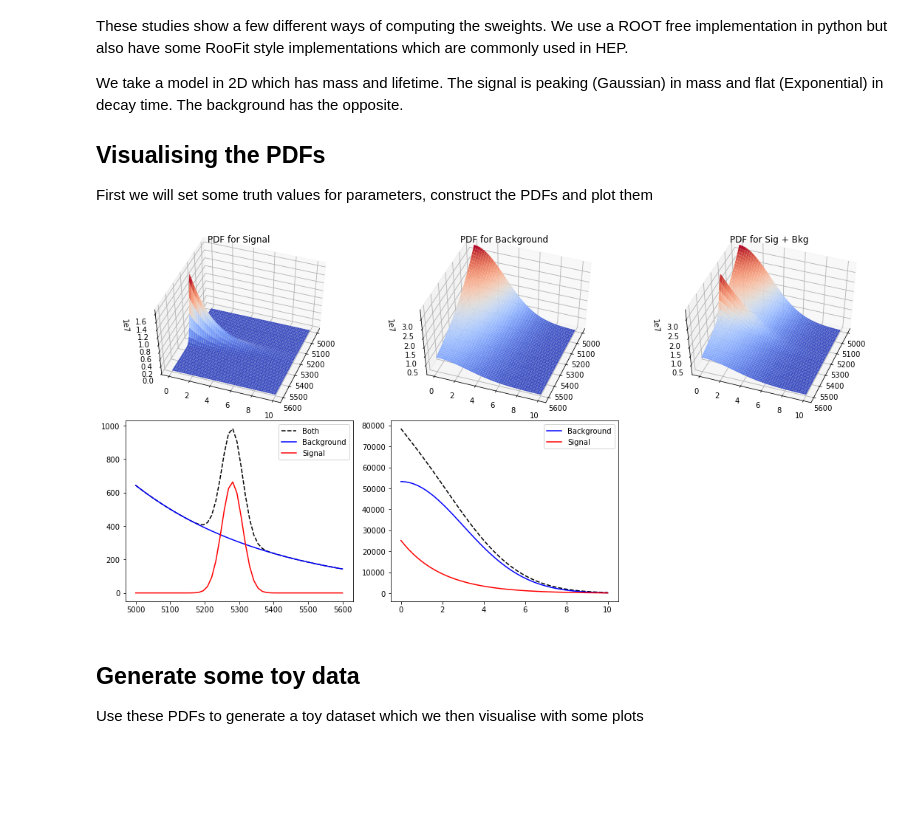
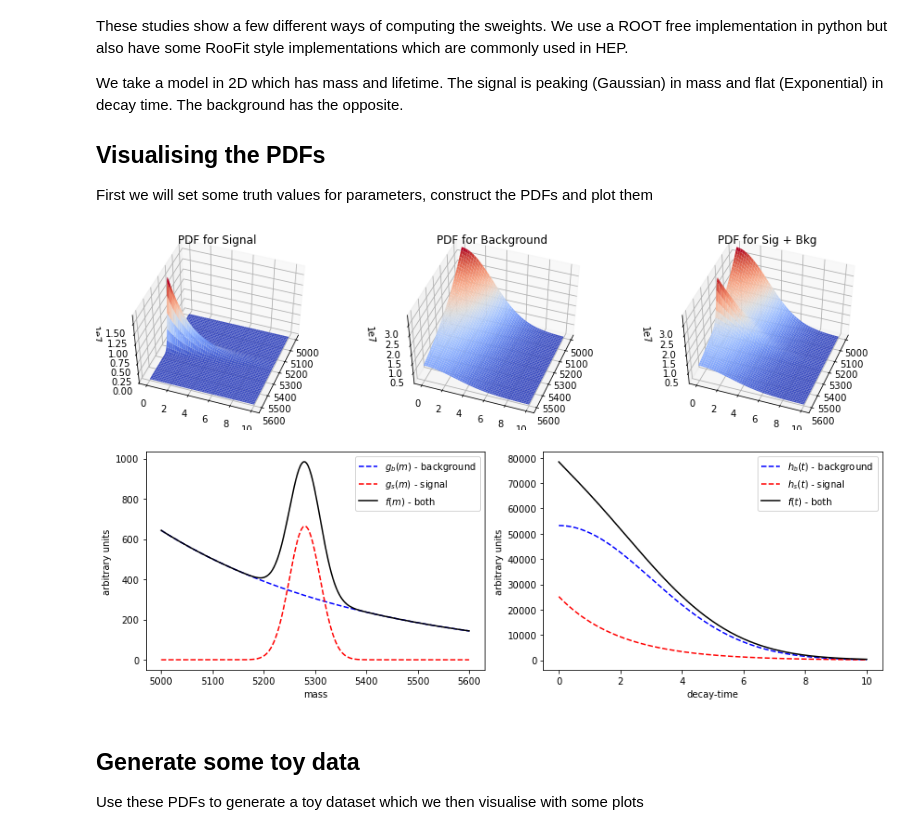
Before and after one commit to matthewkenzie/sweights, a Jupyter notebook: mystudy_highstats.ipynb, the cells around one changed output. Cells and saved outputs as stored; diff of their text form; code cells hidden in the pictures; blank space fills up the shorter version.

```diff
--- a/mystudy_highstats.ipynb
+++ b/mystudy_highstats.ipynb
@@ -37,8 +37,8 @@ bkg_pdf_time = norm(*truth_bkg_t)
 # plot the pdfs
 mrange = (5000,5600)
 trange = (0,10)
-mass = np.linspace(*mrange)
-time = np.linspace(*trange)
+mass = np.linspace(*mrange,200)
+time = np.linspace(*trange,200)
 
 # get the normalisation for the range
 sig_norm_mass = np.diff(sig_pdf_mass.cdf(mrange))
@@ -47,46 +47,52 @@ sig_norm_time = np.diff(sig_pdf_time.cdf(trange))
 bkg_norm_time = np.diff(bkg_pdf_time.cdf(trange))
 
 # make a grid for plots
-fig = plt.figure(figsize=(15,7.5))
-gs = gridspec.GridSpec(2, 3)
+fig = plt.figure(figsize=(15,3.75))
+gs = gridspec.GridSpec(1, 3)
 
 # now make the 2D plots
 x, y = np.meshgrid( mass, time )
 zsig = truth_n_sig*sig_pdf_mass.pdf(x)/sig_norm_mass * truth_n_sig*sig_pdf_time.pdf(y)/sig_norm_time
 zbkg = truth_n_bkg*bkg_pdf_mass.pdf(x)/bkg_norm_mass * truth_n_bkg*bkg_pdf_time.pdf(y)/bkg_norm_time
 ztot = zsig + zbkg
 
 ax   = fig.add_subplot(gs[0], projection='3d')
 ax.plot_surface(x,y,zsig, cmap=cm.coolwarm)
 ax.set_title('PDF for Signal')
 ax.view_init(50,20)
 
 ax   = fig.add_subplot(gs[1], projection='3d')
 ax.plot_surface(x,y,zbkg, cmap=cm.coolwarm)
 ax.set_title('PDF for Background')
 ax.view_init(50,20)
 
 ax   = fig.add_subplot(gs[2], projection='3d')
 ax.plot_surface(x,y,zbkg+zsig, cmap=cm.coolwarm)
 ax.set_title('PDF for Sig + Bkg')
 ax.view_init(50,20)
 
 # and the 1D plots
-ax = fig.add_subplot(gs[3] )
-ax.plot( mass, truth_n_sig*sig_pdf_mass.pdf(mass)/sig_norm_mass + truth_n_bkg*bkg_pdf_mass.pdf(mass)/bkg_norm_mass , 'k--', label='Both' )
-ax.plot( mass, truth_n_bkg*bkg_pdf_mass.pdf(mass)/bkg_norm_mass, 'b-' , label='Background')
-ax.plot( mass, truth_n_sig*sig_pdf_mass.pdf(mass)/sig_norm_mass, 'r-' , label='Signal' )
-ax.legend()
+fig, ax = plt.subplots(1,2,figsize=(12,4))
 
-ax = fig.add_subplot(gs[4])
-ax.plot( time, truth_n_sig*sig_pdf_time.pdf(time)/sig_norm_time + truth_n_bkg*bkg_pdf_time.pdf(time)/bkg_norm_time, 'k--')
-ax.plot( time, truth_n_bkg*bkg_pdf_time.pdf(time)/bkg_norm_time, 'b-' , label='Background')
-ax.plot( time, truth_n_sig*sig_pdf_time.pdf(time)/sig_norm_time, 'r-' , label='Signal')
-ax.legend()
+ax[0].plot( mass, truth_n_bkg*bkg_pdf_mass.pdf(mass)/bkg_norm_mass, 'b--' , label='$g_b(m)$ - background')
+ax[0].plot( mass, truth_n_sig*sig_pdf_mass.pdf(mass)/sig_norm_mass, 'r--' , label='$g_s(m)$ - signal' )
+ax[0].plot( mass, truth_n_sig*sig_pdf_mass.pdf(mass)/sig_norm_mass + truth_n_bkg*bkg_pdf_mass.pdf(mass)/bkg_norm_mass , 'k-', label='$f(m)$ - both' )
+ax[0].set_xlabel('mass')
+ax[0].set_ylabel('arbitrary units')
+ax[0].legend()
+
+ax[1].plot( time, truth_n_bkg*bkg_pdf_time.pdf(time)/bkg_norm_time, 'b--' , label='$h_b(t)$ - background')
+ax[1].plot( time, truth_n_sig*sig_pdf_time.pdf(time)/sig_norm_time, 'r--' , label='$h_s(t)$ - signal')
+ax[1].plot( time, truth_n_sig*sig_pdf_time.pdf(time)/sig_norm_time + truth_n_bkg*bkg_pdf_time.pdf(time)/bkg_norm_time, 'k-', label='$f(t)$ - both')
+ax[1].set_xlabel('decay-time')
+ax[1].set_ylabel('arbitrary units')
+ax[1].legend()
 
 fig.tight_layout()
+fig.savefig('figs/ex1_true_pdfs.pdf')
 # %% [output]
-[figure, old version]
+[figure, new version]
+[figure, added]
 # %% [markdown]
 ## Generate some toy data
 
```
Also changed, not shown: parts of 6 cells of this notebook, 4 other files.
